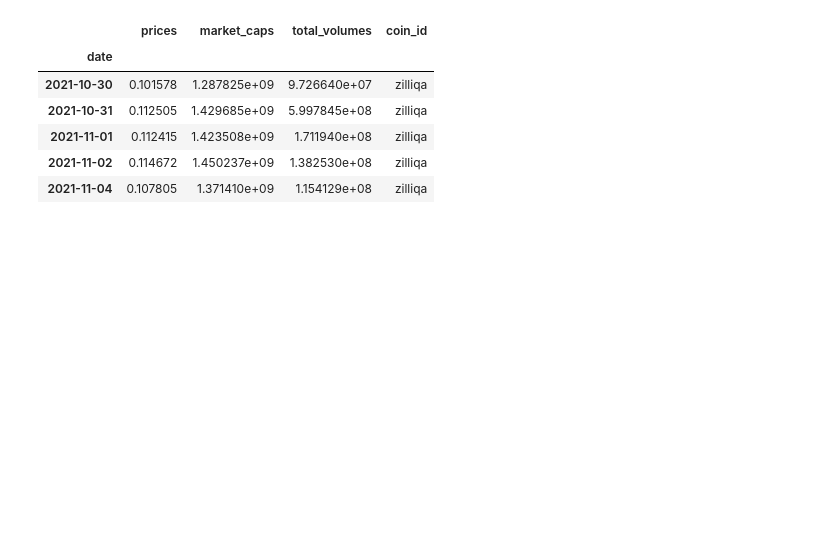
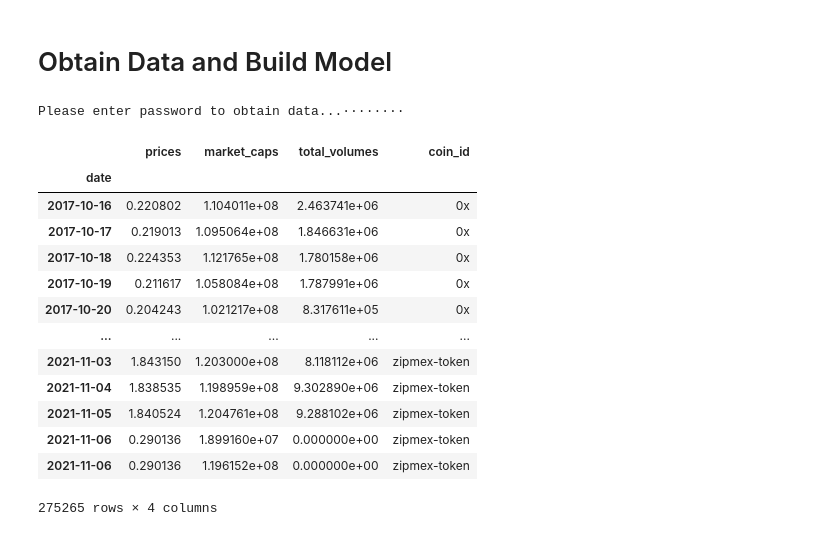
Before and after one commit to kcarter98/CryptoAnalysis, a Jupyter notebook: crypto_ml_model.ipynb, the cells around one changed output. Drawn from its saved outputs; the diff is of its cells as text; code cells hidden in the pictures; blank space fills up the shorter version.

```diff
--- a/crypto_ml_model.ipynb
+++ b/crypto_ml_model.ipynb
@@ -221,19 +295,39 @@ db_password = 'Lincoln100!'
 # %%
-# Create engine link to db
-db_string = f"postgresql://postgres:{db_password}@127.0.0.1:5432/CryptoAnalysisdb"
-engine = create_engine(db_string)
+# Store environmental variable
+from getpass import getpass
 
-# Import data into dataframe
-df = pd.read_sql('SELECT * FROM historical_market_data;', con=engine).set_index('date')
-df.tail()
+def retrieve_from_db():
+    db_password = getpass('Please enter password to obtain data...')
+
+    # Create engine link to db
+    db_string = f"postgresql://postgres:{db_password}@127.0.0.1:5432/CryptoAnalysisdb"
+    engine = create_engine(db_string)
+
+    # Import data into dataframe
+    df = pd.read_sql('SELECT * FROM historical_market_data;', con=engine).set_index('date')
+
+    return df, engine
-# %% [output]
-|  | prices | market_caps | total_volumes | coin_id |
-| date |  |  |  |  |
-| 2021-10-30 | 0.101578 | 1.287825e+09 | 9.726640e+07 | zilliqa |
-| 2021-10-31 | 0.112505 | 1.429685e+09 | 5.997845e+08 | zilliqa |
-| 2021-11-01 | 0.112415 | 1.423508e+09 | 1.711940e+08 | zilliqa |
-| 2021-11-02 | 0.114672 | 1.450237e+09 | 1.382530e+08 | zilliqa |
-| 2021-11-04 | 0.107805 | 1.371410e+09 | 1.154129e+08 | zilliqa |
+# %% [markdown]
+# Obtain Data and Build Model
+# %%
+# Retrieve initial data from db
+df, engine = retrieve_from_db()
+# %% [output]
+Please enter password to obtain data...········
+|  | prices | market_caps | total_volumes | coin_id |
+| date |  |  |  |  |
+| 2017-10-16 | 0.220802 | 1.104011e+08 | 2.463741e+06 | 0x |
+| 2017-10-17 | 0.219013 | 1.095064e+08 | 1.846631e+06 | 0x |
+| 2017-10-18 | 0.224353 | 1.121765e+08 | 1.780158e+06 | 0x |
+| 2017-10-19 | 0.211617 | 1.058084e+08 | 1.787991e+06 | 0x |
+| 2017-10-20 | 0.204243 | 1.021217e+08 | 8.317611e+05 | 0x |
+| ... | ... | ... | ... | ... |
+| 2021-11-03 | 1.843150 | 1.203000e+08 | 8.118112e+06 | zipmex-token |
+| 2021-11-04 | 1.838535 | 1.198959e+08 | 9.302890e+06 | zipmex-token |
+| 2021-11-05 | 1.840524 | 1.204761e+08 | 9.288102e+06 | zipmex-token |
+| 2021-11-06 | 0.290136 | 1.899160e+07 | 0.000000e+00 | zipmex-token |
+| 2021-11-06 | 0.290136 | 1.196152e+08 | 0.000000e+00 | zipmex-token |
+275265 rows × 4 columns
 # %%
 # Retrieve List of Currencies
 currency_list = df['coin_id'].unique()
```
Also changed, not shown: parts of 28 cells of this notebook, 1 other file.
